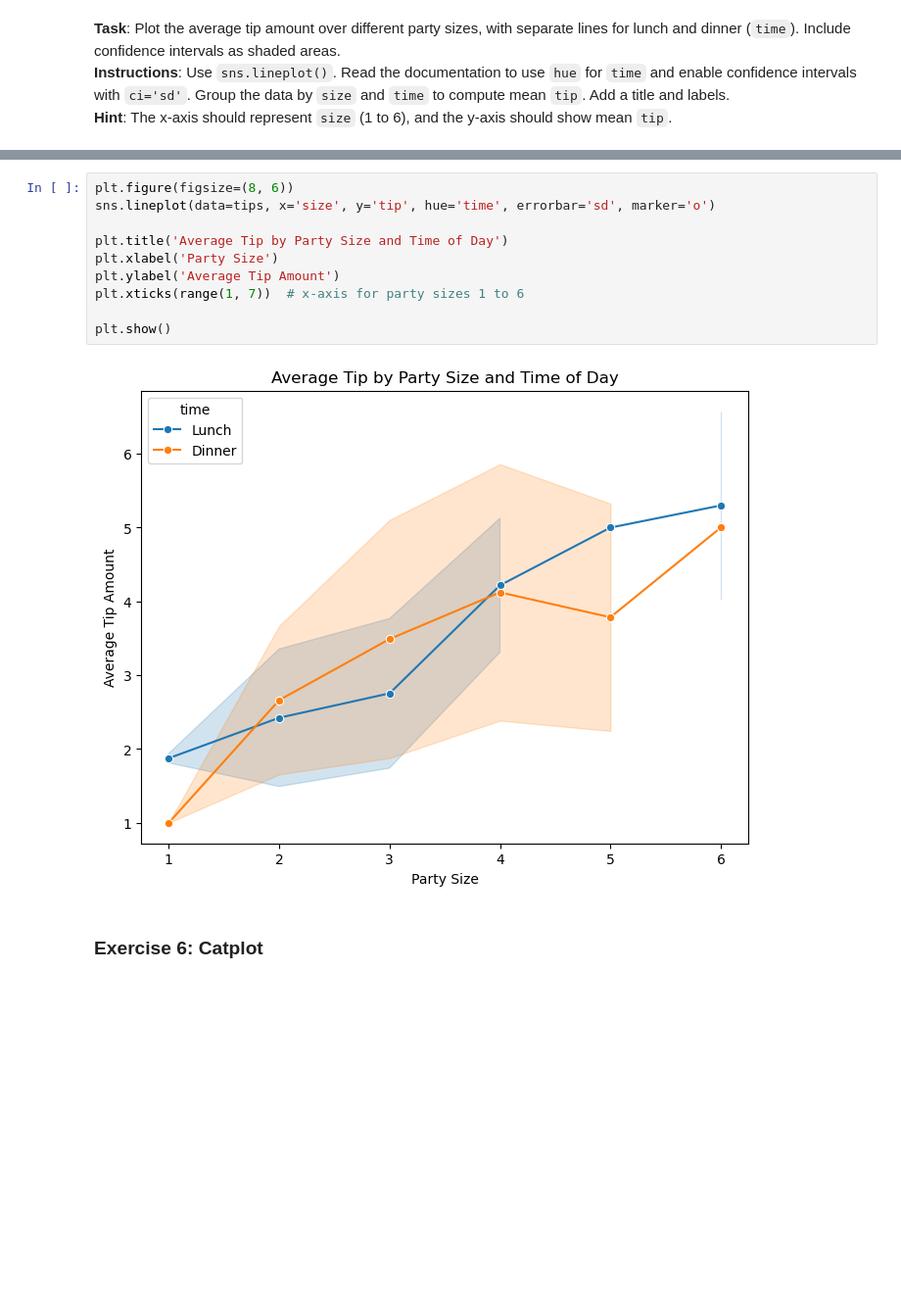
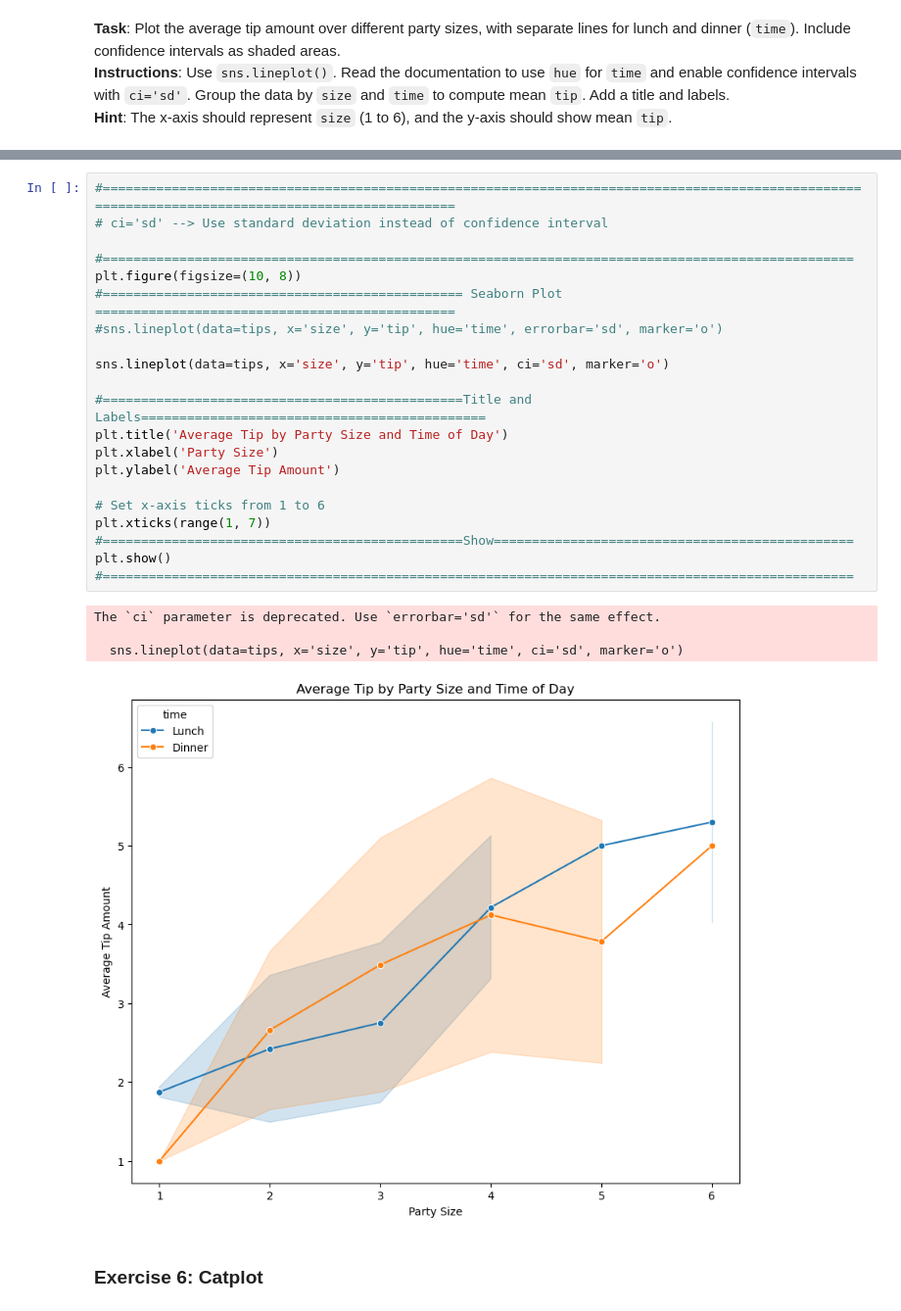
Before and after one commit to DieaAbdeltwab/ITI_Assessments_WorkSpace, a Jupyter notebook: Python/Python For Data Analysis/Matplotlib & Seaborn Lab.ipynb, the cells around one changed output, grey strips where cells are left out. Shown at 98% size. Saved outputs shown, nothing was run; the diff lists cells and outputs as text; blank space fills up the shorter version.

```diff
--- a/Python/Python For Data Analysis/Matplotlib & Seaborn Lab.ipynb
+++ b/Python/Python For Data Analysis/Matplotlib & Seaborn Lab.ipynb
@@ -112,15 +162,29 @@ plt.show()
 # %%
-plt.figure(figsize=(8, 6))
-sns.lineplot(data=tips, x='size', y='tip', hue='time', errorbar='sd', marker='o')
+#==================================================================================================================================================
+# ci='sd' --> Use standard deviation instead of confidence interval
 
+#==================================================================================================
+plt.figure(figsize=(10, 8))
+#=============================================== Seaborn Plot ===============================================
+#sns.lineplot(data=tips, x='size', y='tip', hue='time', errorbar='sd', marker='o')
+
+sns.lineplot(data=tips, x='size', y='tip', hue='time', ci='sd', marker='o')
+
+#===============================================Title and Labels=============================================
 plt.title('Average Tip by Party Size and Time of Day')
 plt.xlabel('Party Size')
 plt.ylabel('Average Tip Amount')
-plt.xticks(range(1, 7))  # x-axis for party sizes 1 to 6
 
+# Set x-axis ticks from 1 to 6
+plt.xticks(range(1, 7))
+#===============================================Show===============================================
 plt.show()
+#==================================================================================================
 # %% [output]
+The `ci` parameter is deprecated. Use `errorbar='sd'` for the same effect.
+
+  sns.lineplot(data=tips, x='size', y='tip', hue='time', ci='sd', marker='o')
-[figure, old version]
+[figure, new version]
 # %% [markdown]
 ### **Exercise 6: Catplot**
 # %% [markdown]
```
Also changed, not shown: parts of 11 cells of this notebook.
